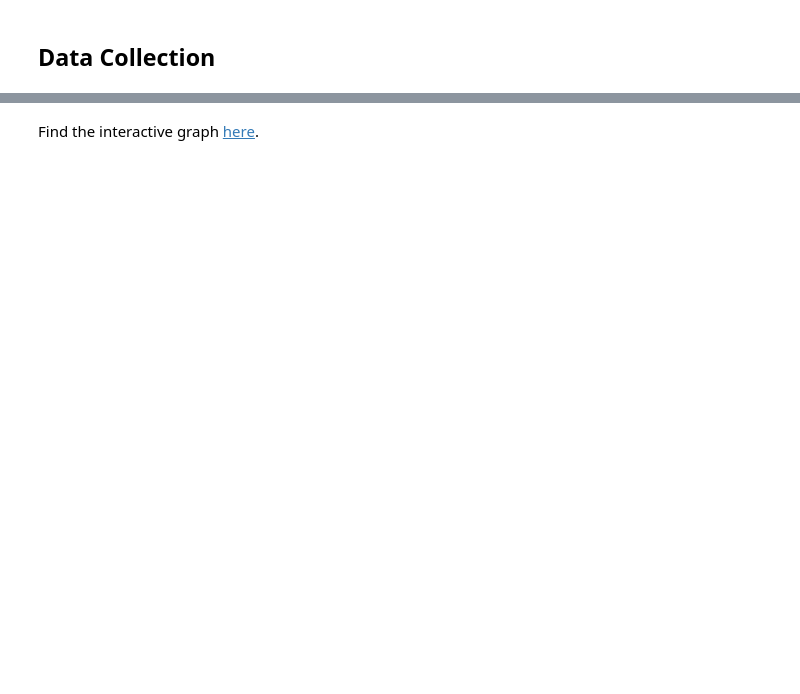
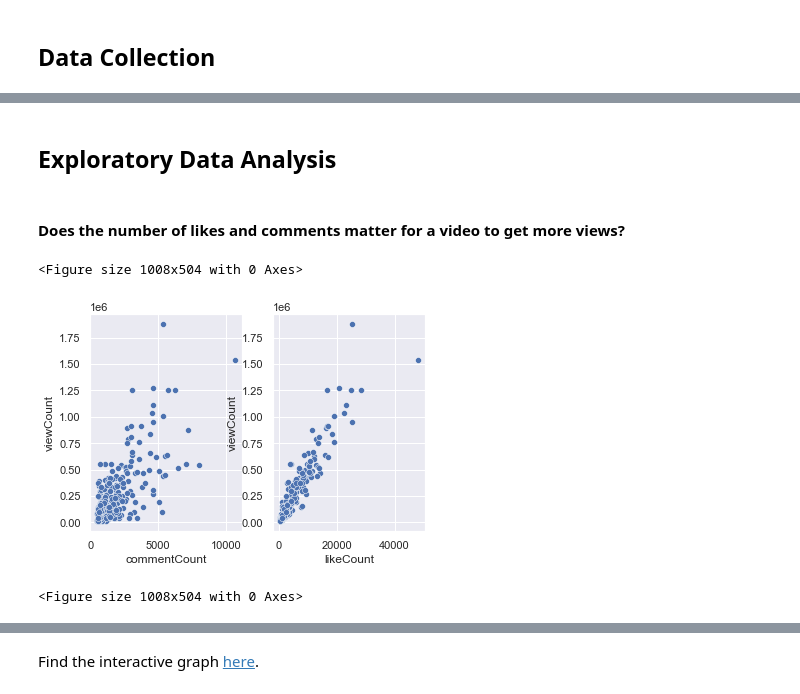
Before and after one commit to cjunwon/Youtube-Data-Analysis, a Jupyter notebook: main.ipynb, the cells around one changed output, grey strips where cells are left out. Saved outputs shown, nothing was run; the diff lists cells and outputs as text; code cells hidden in the pictures; blank space fills up the shorter version.

```diff
--- a/main.ipynb
+++ b/main.ipynb
@@ -24,3 +35,5 @@ processed_video_df = clean_video_df(video_df) # run df through cleaning function
 selected_df = processed_video_df.query('viewCount > 5000 & commentCount > 500')
 # %%
 video_ids = list(selected_df['video_id'])
+# %% [markdown]
+## Exploratory Data Analysis
@@ -26,0 +44,11 @@ video_ids = list(selected_df['video_id'])
+# %% [markdown]
+#### Does the number of likes and comments matter for a video to get more views?
+# %%
+fig, ax =plt.subplots(1,2)
+sns.scatterplot(data = selected_df, x = "commentCount", y = "viewCount", ax=ax[0])
+sns.scatterplot(data = selected_df, x = "likeCount", y = "viewCount", ax=ax[1])
+plt.figure(figsize = (14,7))
+# %% [output]
+<Figure size 1008x504 with 0 Axes>
+[figure, added]
+<Figure size 1008x504 with 0 Axes>
```
Also changed, not shown: parts of 43 cells of this notebook, 2 other files.
